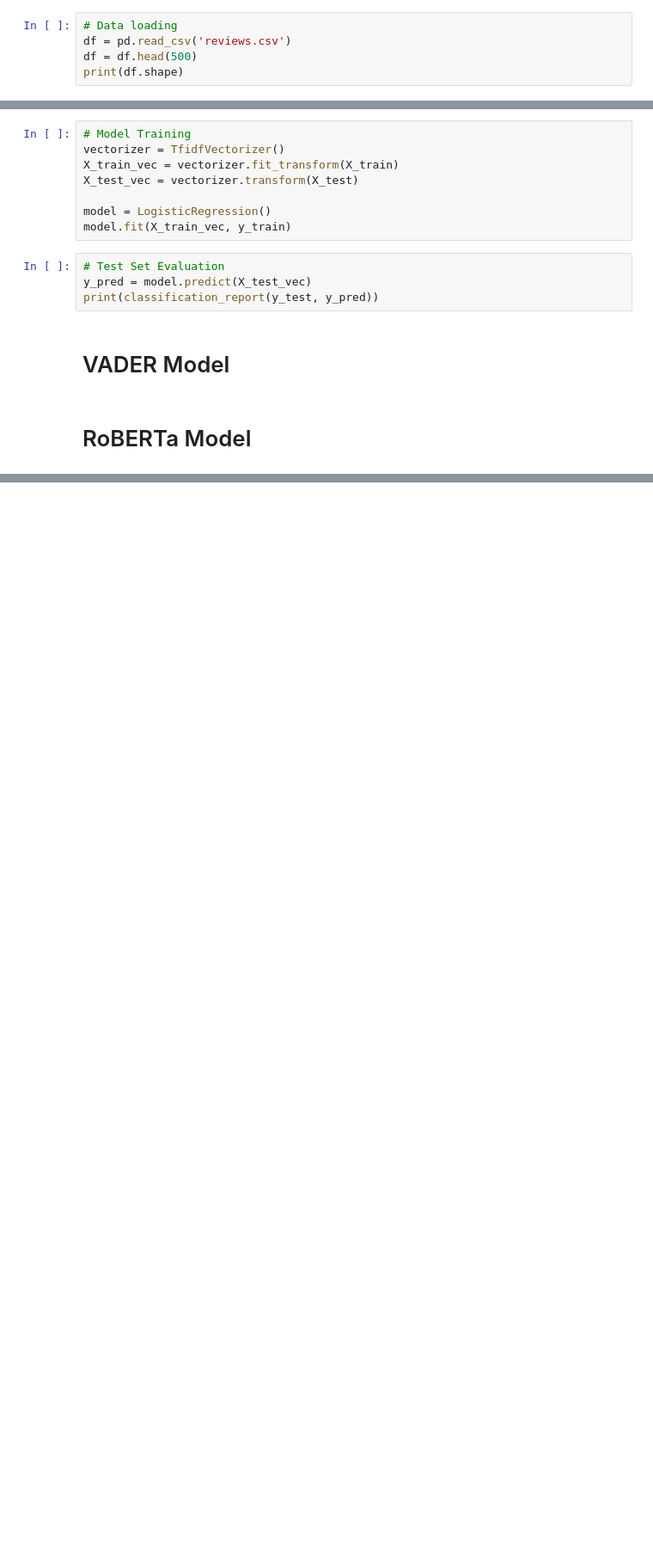
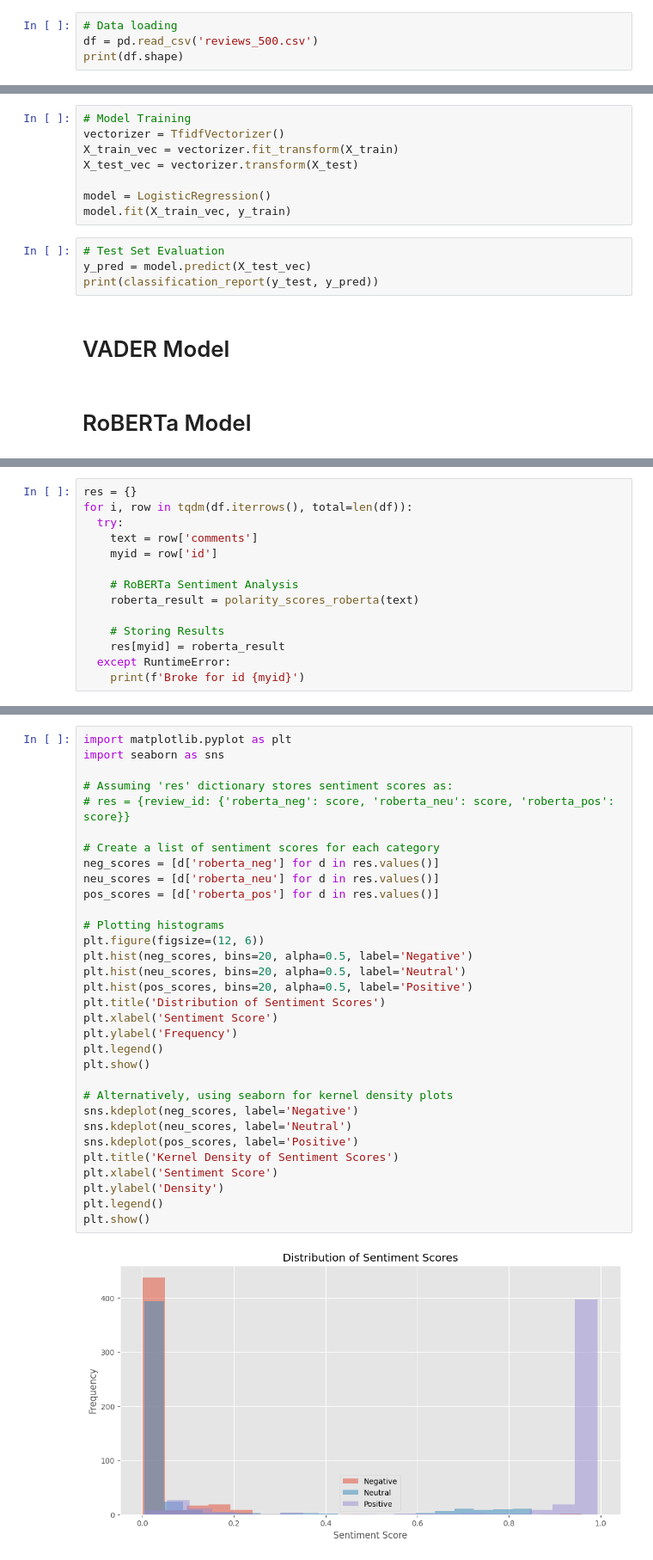
Before and after one commit to nkosanamolefe/machine-learning, a Jupyter notebook: review-sentiment-analysis/review_sentiment_analysis.ipynb, the cells around one changed output, grey strips where cells are left out. Shown at 86% size. Cells and saved outputs as stored; diff of their text form; blank space fills up the shorter version.

Commit message:
updating roberta model

```diff
--- a/review-sentiment-analysis/review_sentiment_analysis.ipynb
+++ b/review-sentiment-analysis/review_sentiment_analysis.ipynb
@@ -19,8 +19,7 @@ import nltk
 # import re
 # %%
 # Data loading
-df = pd.read_csv('reviews.csv')
-df = df.head(500)
+df = pd.read_csv('reviews_500.csv')
 print(df.shape)
 # %% [output]
 (500, 6)
@@ -117,0 +152,14 @@ Please note that you may need to restart your runtime after installation.
+# %%
+res = {}
+for i, row in tqdm(df.iterrows(), total=len(df)):
+  try:
+    text = row['comments']
+    myid = row['id']
+
+    # RoBERTa Sentiment Analysis
+    roberta_result = polarity_scores_roberta(text)
+
+    # Storing Results
+    res[myid] = roberta_result
+  except RuntimeError:
+    print(f'Broke for id {myid}')
@@ -117,0 +184,34 @@ Please note that you may need to restart your runtime after installation.
+# %%
+import matplotlib.pyplot as plt
+import seaborn as sns
+
+# Assuming 'res' dictionary stores sentiment scores as:
+# res = {review_id: {'roberta_neg': score, 'roberta_neu': score, 'roberta_pos': score}}
+
+# Create a list of sentiment scores for each category
+neg_scores = [d['roberta_neg'] for d in res.values()]
+neu_scores = [d['roberta_neu'] for d in res.values()]
+pos_scores = [d['roberta_pos'] for d in res.values()]
+
+# Plotting histograms
+plt.figure(figsize=(12, 6))
+plt.hist(neg_scores, bins=20, alpha=0.5, label='Negative')
+plt.hist(neu_scores, bins=20, alpha=0.5, label='Neutral')
+plt.hist(pos_scores, bins=20, alpha=0.5, label='Positive')
+plt.title('Distribution of Sentiment Scores')
+plt.xlabel('Sentiment Score')
+plt.ylabel('Frequency')
+plt.legend()
+plt.show()
+
+# Alternatively, using seaborn for kernel density plots
+sns.kdeplot(neg_scores, label='Negative')
+sns.kdeplot(neu_scores, label='Neutral')
+sns.kdeplot(pos_scores, label='Positive')
+plt.title('Kernel Density of Sentiment Scores')
+plt.xlabel('Sentiment Score')
+plt.ylabel('Density')
+plt.legend()
+plt.show()
+# %% [output]
+[figure, added]
```
Also changed, not shown: parts of 14 cells of this notebook.
